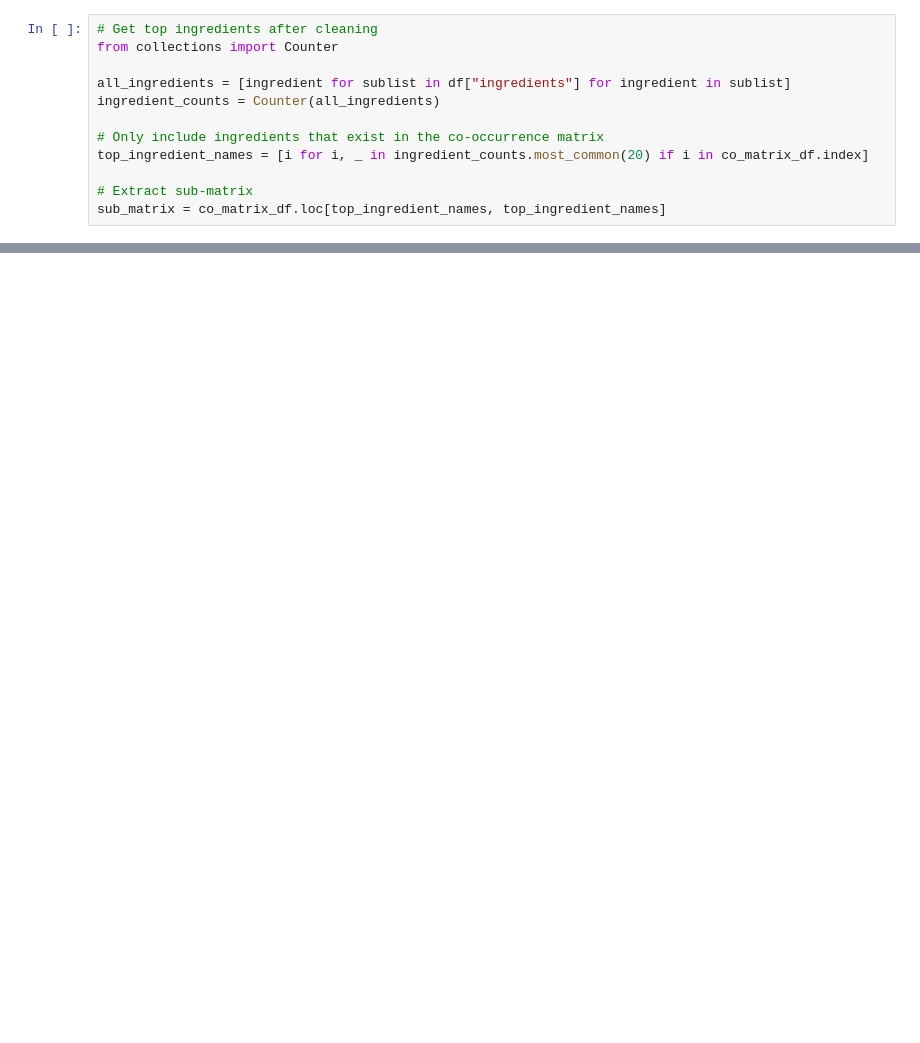
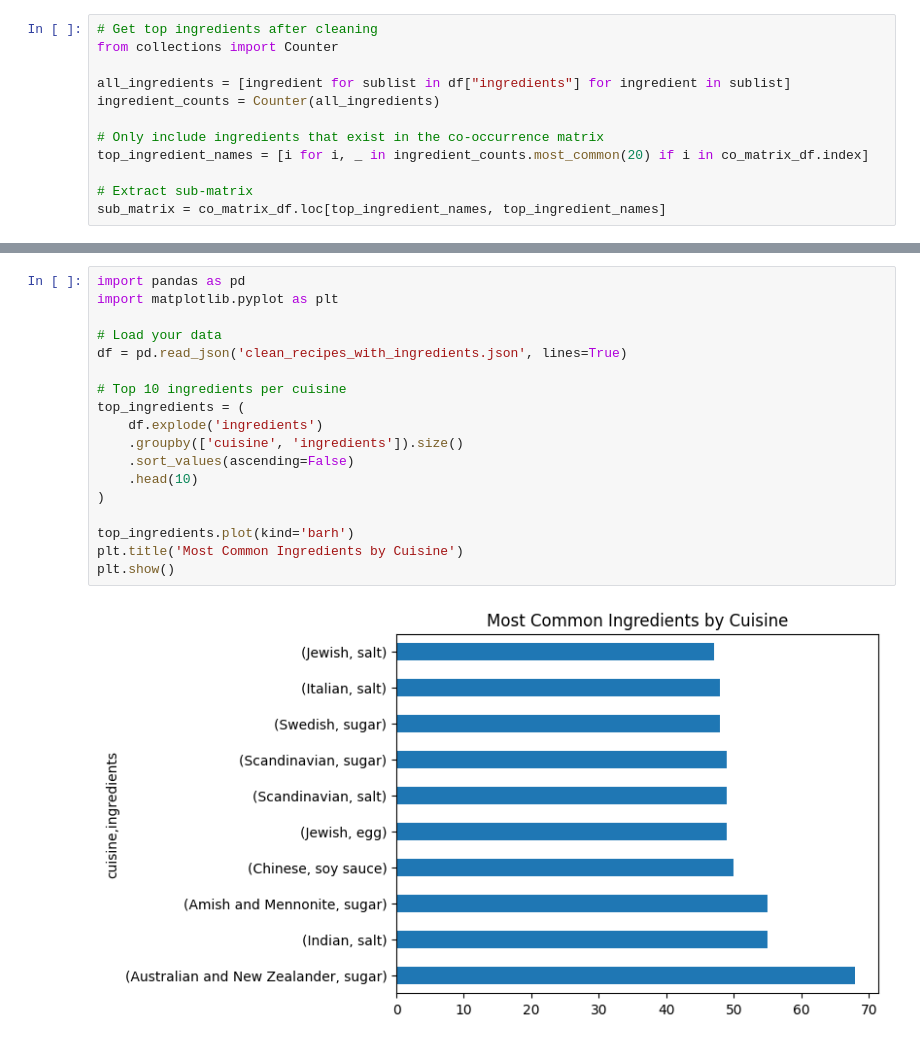
Before and after one commit to AisyluFattakhova/The-Ingredient-Web, a Jupyter notebook: preprocessing.ipynb, the cells around one changed output, grey strips where cells are left out. Saved outputs shown, nothing was run; the diff lists cells and outputs as text; blank space fills up the shorter version.

```diff
--- a/preprocessing.ipynb
+++ b/preprocessing.ipynb
@@ -379,0 +588,20 @@ plt.show()
+# %%
+import pandas as pd
+import matplotlib.pyplot as plt
+
+# Load your data
+df = pd.read_json('clean_recipes_with_ingredients.json', lines=True)
+
+# Top 10 ingredients per cuisine
+top_ingredients = (
+    df.explode('ingredients')
+    .groupby(['cuisine', 'ingredients']).size()
+    .sort_values(ascending=False)
+    .head(10)
+)
+
+top_ingredients.plot(kind='barh')
+plt.title('Most Common Ingredients by Cuisine')
+plt.show()
+# %% [output]
+[figure, added]
```
Also changed, not shown: parts of 14 cells of this notebook, 5 other files.
